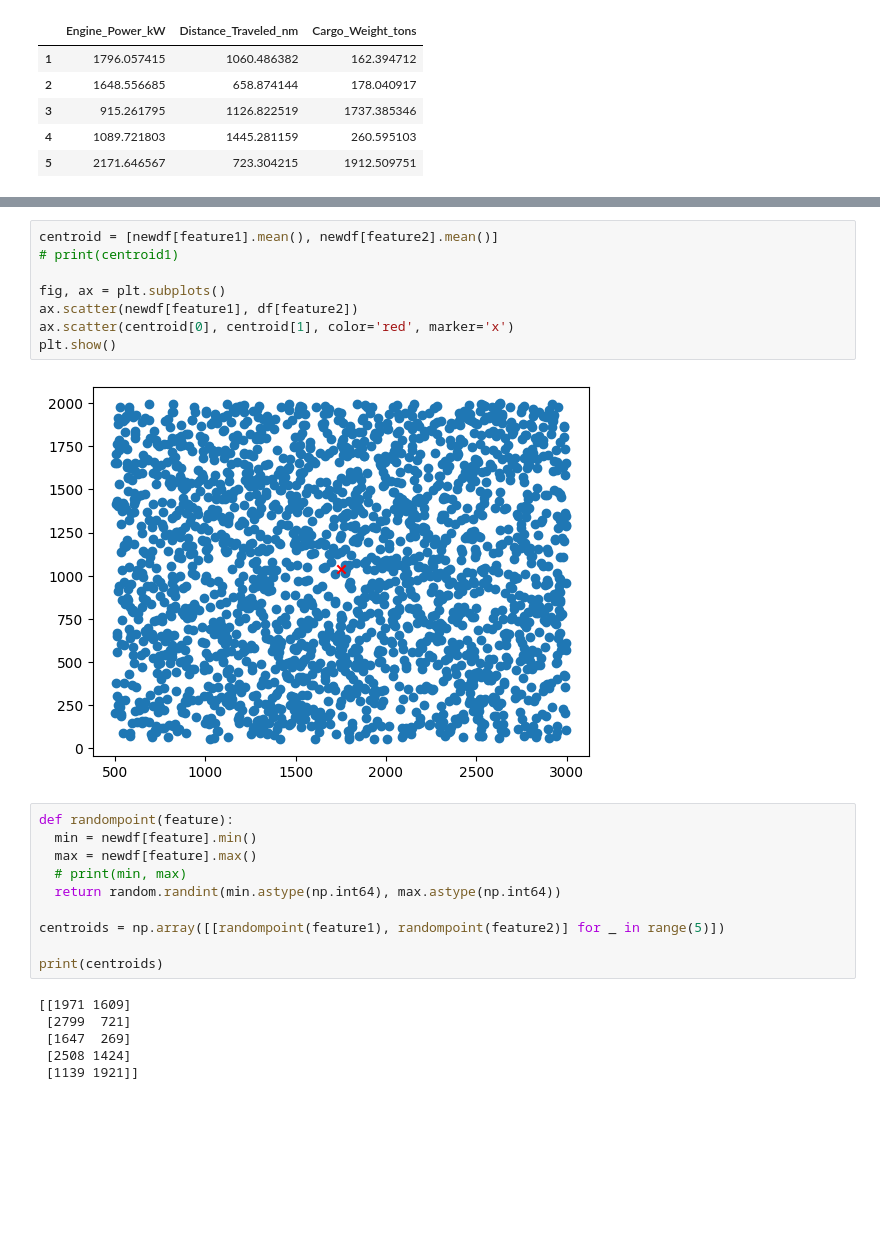
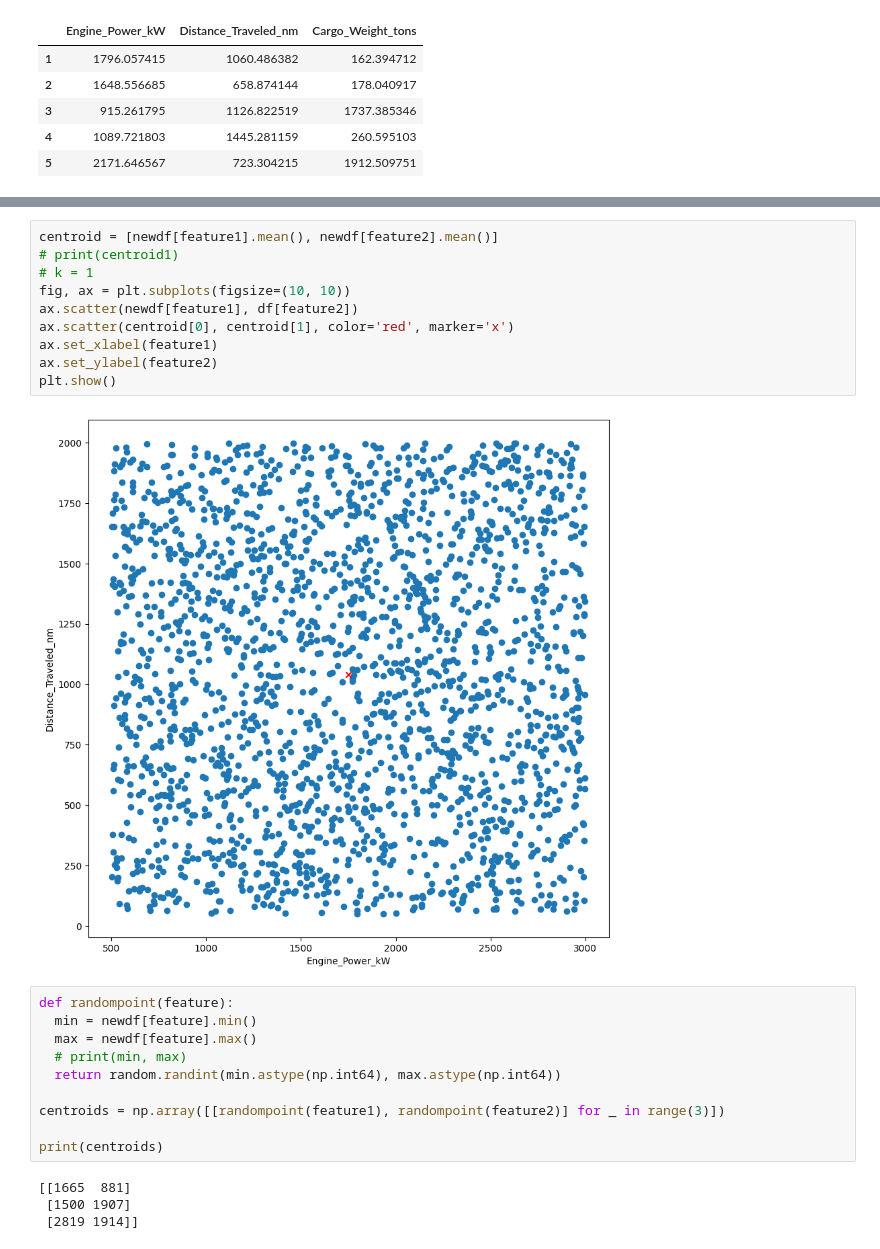
Before and after one commit to Jenloke/ML-K-Means-Clustering, a Jupyter notebook: main.ipynb, the cells around one changed output, grey strips where cells are left out. Cells and saved outputs as stored; diff of their text form; blank space fills up the shorter version.

```diff
--- a/main.ipynb
+++ b/main.ipynb
@@ -120,13 +124,15 @@ plt.show()
 # %%
 centroid = [newdf[feature1].mean(), newdf[feature2].mean()]
 # print(centroid1)
-
-fig, ax = plt.subplots()
+# k = 1
+fig, ax = plt.subplots(figsize=(10, 10))
 ax.scatter(newdf[feature1], df[feature2])
 ax.scatter(centroid[0], centroid[1], color='red', marker='x')
+ax.set_xlabel(feature1)
+ax.set_ylabel(feature2)
 plt.show()
 # %% [output]
-[figure, old version]
+[figure, new version]
 # %%
 def randompoint(feature):
   min = newdf[feature].min()
@@ -134,15 +140,13 @@ def randompoint(feature):
   # print(min, max)
   return random.randint(min.astype(np.int64), max.astype(np.int64))
 
-centroids = np.array([[randompoint(feature1), randompoint(feature2)] for _ in range(5)])
+centroids = np.array([[randompoint(feature1), randompoint(feature2)] for _ in range(3)])
 
 print(centroids)
 # %% [output]
-[[1971 1609]
- [2799  721]
- [1647  269]
- [2508 1424]
- [1139 1921]]
+[[1665  881]
+ [1500 1907]
+ [2819 1914]]
 # %%
 centroids = centroids.T
 print(centroids)
```
Also changed, not shown: parts of 4 cells of this notebook.
